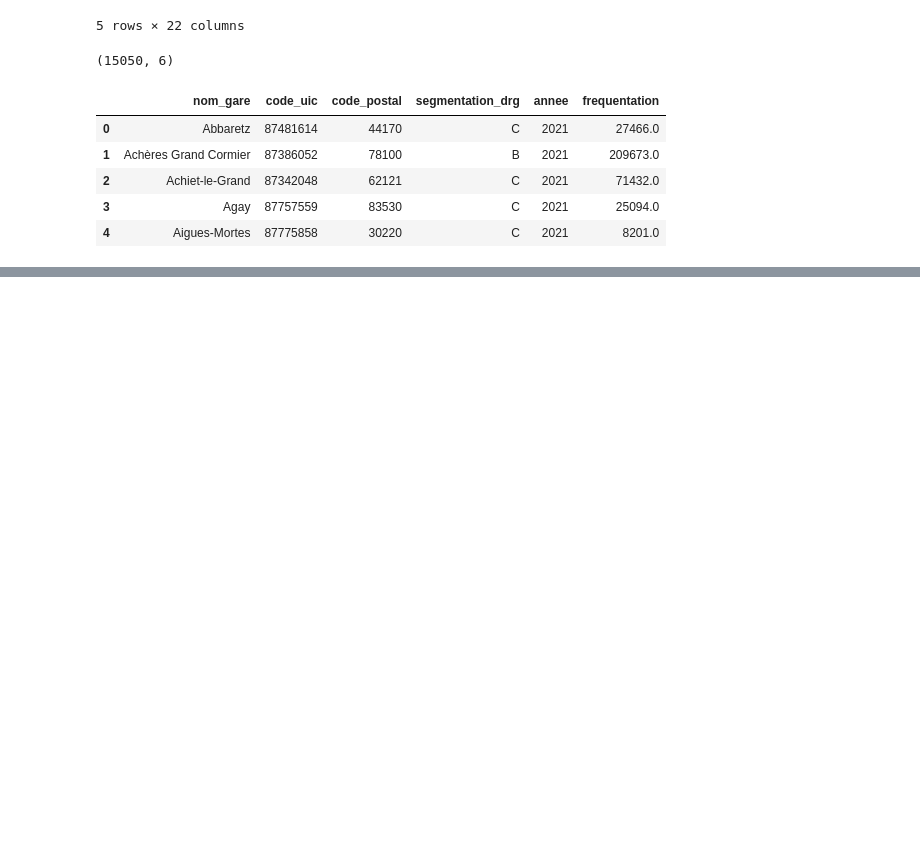
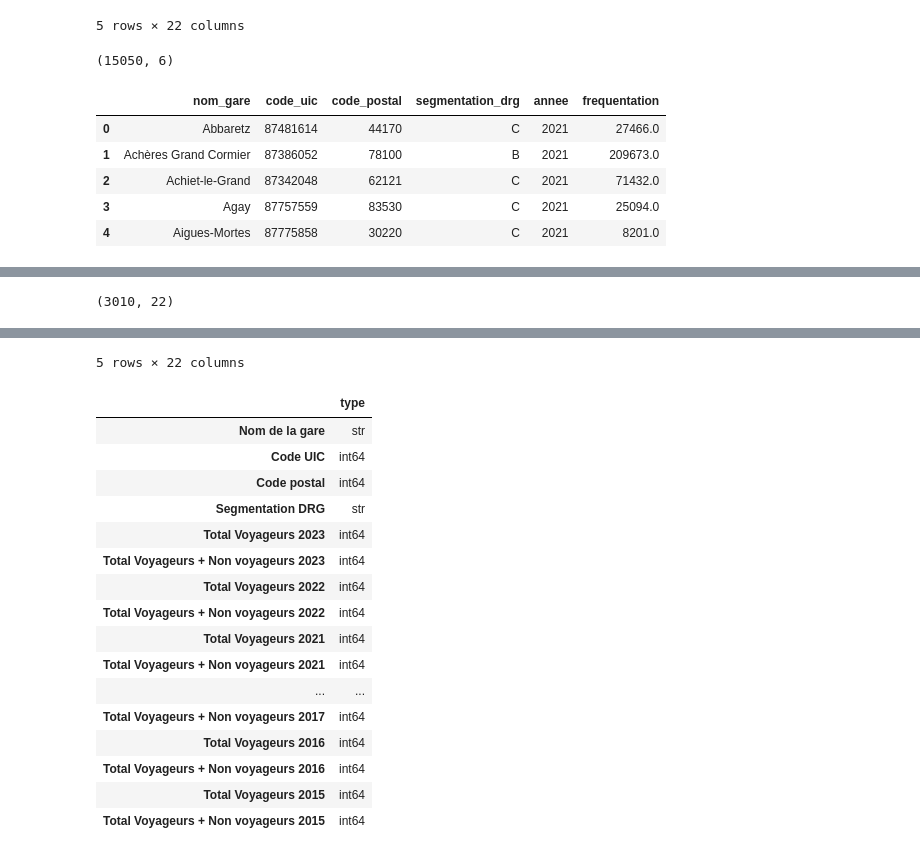
Before and after one commit to eleonoresamson3-alt/le-rail-suit-il-la-France-qui-grandit-, a Jupyter notebook: notebooks/01_collecte.ipynb, the cells around one changed output, grey strips where cells are left out. Drawn from its saved outputs; the diff is of its cells as text; code cells hidden in the pictures; blank space fills up the shorter version.

```diff
--- a/notebooks/01_collecte.ipynb
+++ b/notebooks/01_collecte.ipynb
@@ -54,0 +111,14 @@ display(df_test.head())
+# %%
+# On récupère le fichier nettoyé en appelant la fonction clean_frequentation depuis src.nettoyage
+from src.nettoyage import clean_frequentation
+
+frequentation = get_frequentation()
+frequentation_clean = clean_frequentation(frequentation)
+
+# On affiche les dimensions du fichier, les premières lignes et les types des variables
+print(frequentation.shape)
+display(frequentation.head())
+resume = frequentation.dtypes.to_frame("type")
+display(resume)
+# %% [output]
+(3010, 22)
@@ -55 +131,19 @@ display(df_test.head())
+5 rows × 22 columns
+|  | type |
+| Nom de la gare | str |
+| Code UIC | int64 |
+| Code postal | int64 |
+| Segmentation DRG | str |
+| Total Voyageurs 2023 | int64 |
+| Total Voyageurs + Non voyageurs 2023 | int64 |
+| Total Voyageurs 2022 | int64 |
+| Total Voyageurs + Non voyageurs 2022 | int64 |
+| Total Voyageurs 2021 | int64 |
+| Total Voyageurs + Non voyageurs 2021 | int64 |
+| ... | ... |
+| Total Voyageurs + Non voyageurs 2017 | int64 |
+| Total Voyageurs 2016 | int64 |
+| Total Voyageurs + Non voyageurs 2016 | int64 |
+| Total Voyageurs 2015 | int64 |
+| Total Voyageurs + Non voyageurs 2015 | int64 |
 # %%
```
Also changed, not shown: parts of 11 cells of this notebook, 2 other files.
